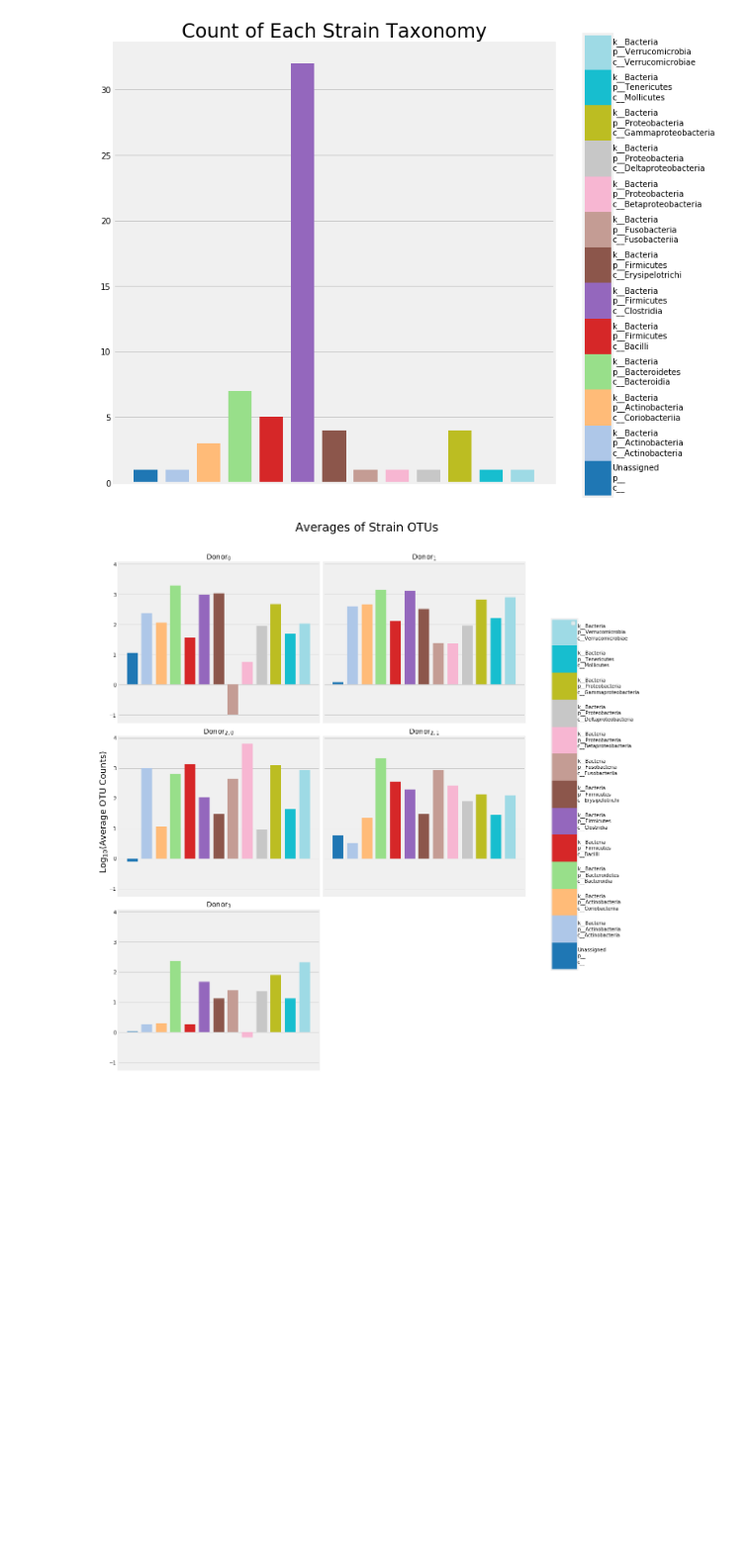
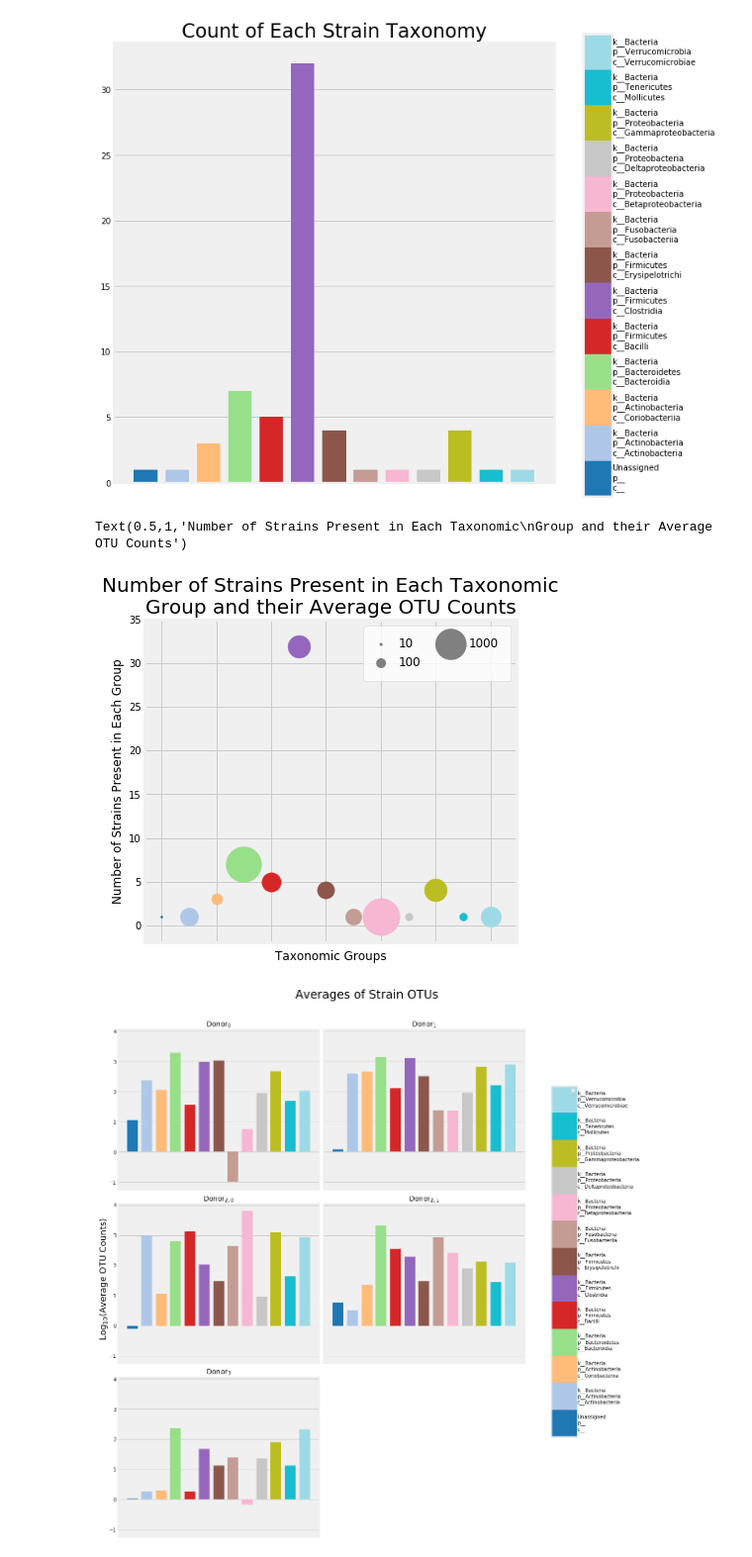
Before and after one commit to michaelwiest/microbiome-rnn, a Jupyter notebook: notebooks/Input Analysis.ipynb, the cells around one changed output. Shown at 99% size. Cells and saved outputs as stored; diff of their text form; code cells hidden in the pictures; blank space fills up the shorter version.

```diff
--- a/notebooks/Input Analysis.ipynb
+++ b/notebooks/Input Analysis.ipynb
@@ -123,6 +123,33 @@ for j, lab in enumerate(labels):
     cb.ax.text(1, (2 * j + 1) / 26.0, lab, ha='left', va='center', fontsize=10)
 # %% [output]
 [figure]
+# %%
+fig, ax = plt.subplots(figsize=(6, 6))
+mean2 = np.array(means).mean(axis=0)
+for i in range(len(sums[0])):
+    plt.scatter(i, counts[0][i], s=mean2[i], c=colors[i])
+
+l1 = plt.scatter([],[], s=10, edgecolors='none', c='gray')
+l2 = plt.scatter([],[], s=100, edgecolors='none', c='gray')
+l3 = plt.scatter([],[], s=1000, edgecolors='none', c='gray')
+
+size_labels = ["10", "100", "1000"]
+
+leg = plt.legend([l1, l2, l3], size_labels, ncol=2, frameon=True, fontsize=12,
+                handlelength=1, loc='upper right', borderpad = 1,
+                handletextpad=1, scatterpoints=1
+                )
+frame = leg.get_frame()
+frame.set_facecolor('white')
+ax.set_ylim(-2, 35)
+ax.set_xticklabels([])
+ax.set_ylabel('Number of Strains Present in Each Group', fontsize=14)
+ax.set_xlabel('Taxonomic Groups', fontsize=14)
+plt.title('Number of Strains Present in Each Taxonomic\nGroup and their Average OTU Counts',
+         fontsize=20)
+# %% [output]
+Text(0.5,1,'Number of Strains Present in Each Taxonomic\nGroup and their Average OTU Counts')
+[figure, added]
 # %%
 
 fig, ax = plt.subplots(num_rows, num_cols, figsize=(subplot_width, subplot_height),
```
Also changed, not shown: parts of 2 cells of this notebook.
